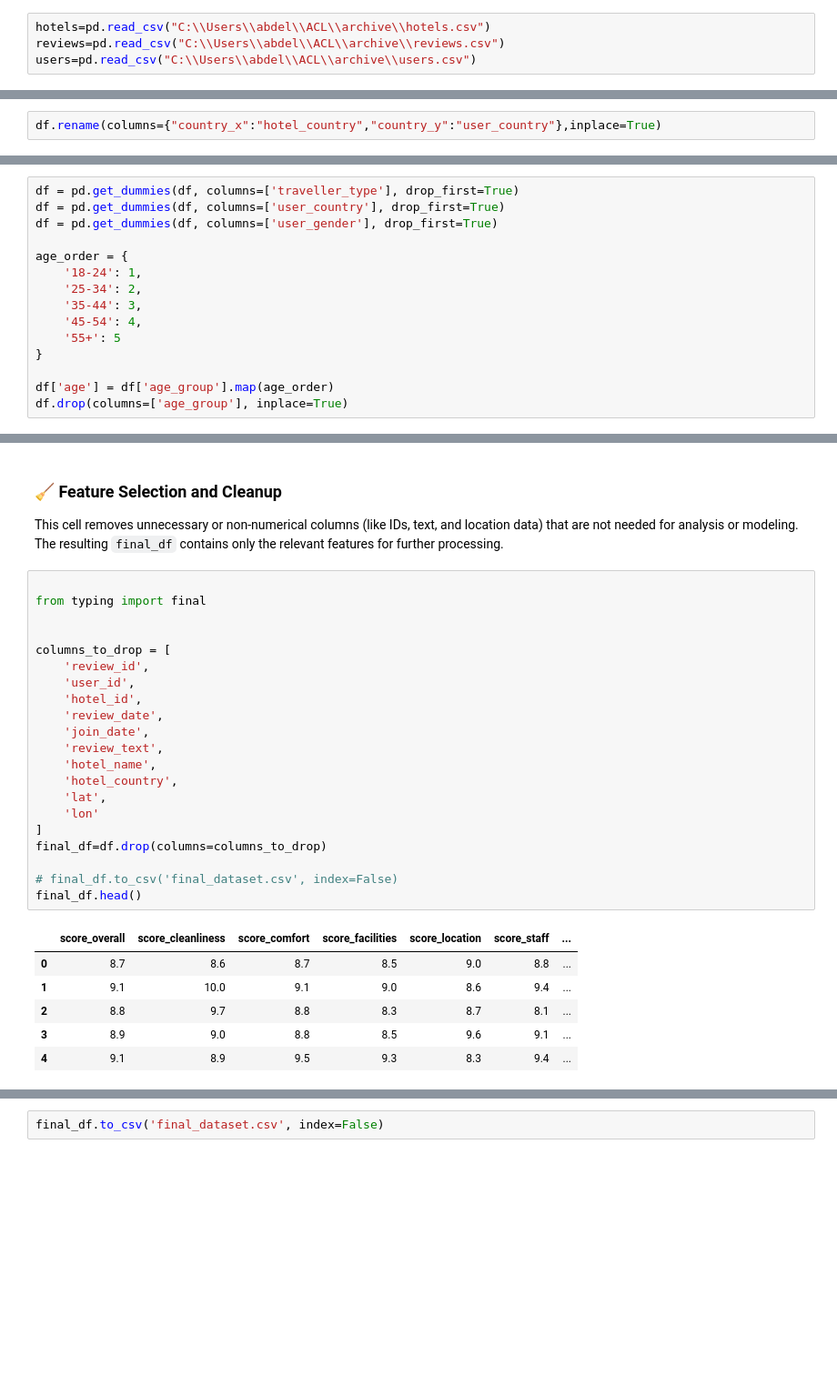
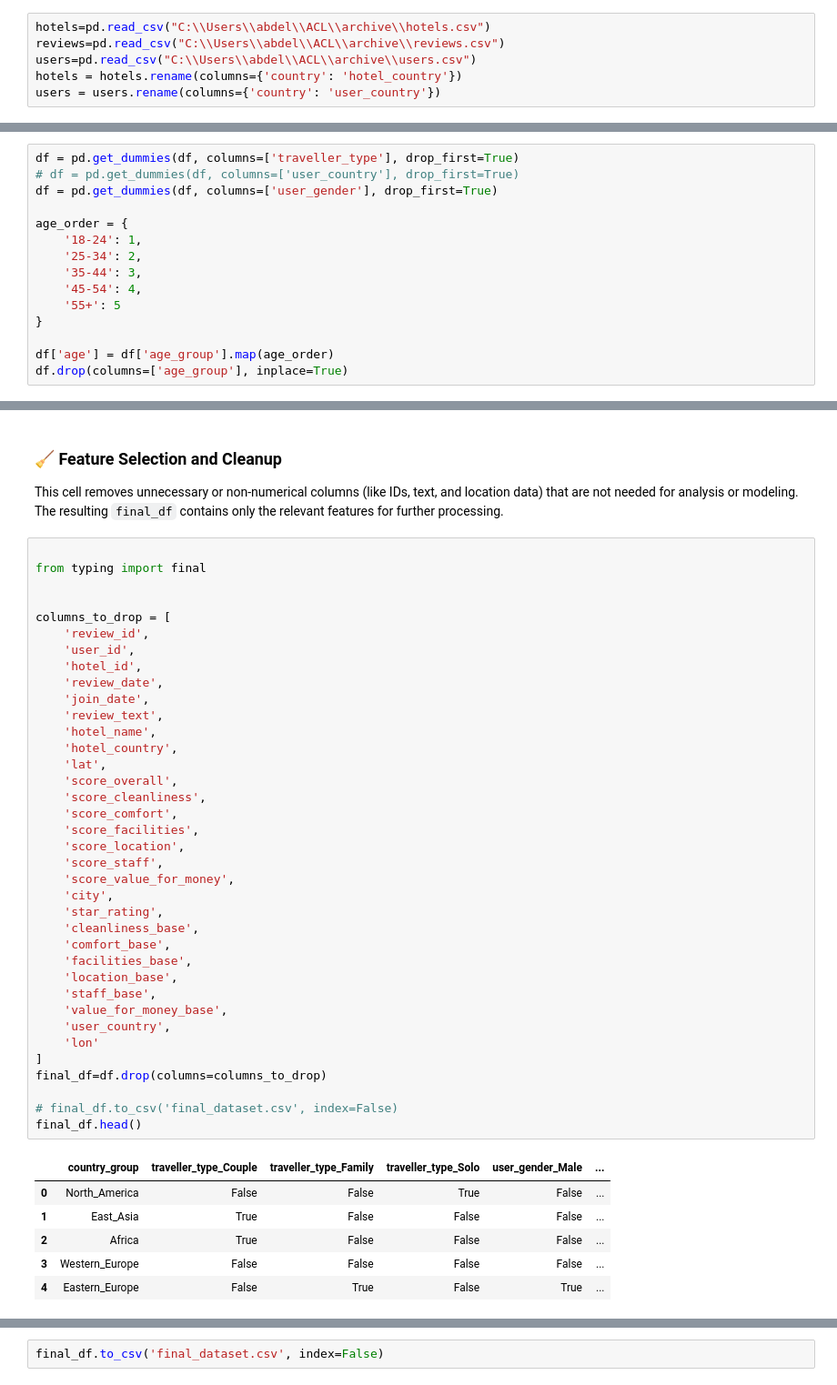
Before and after one commit to quadrefolio/ACL, a Jupyter notebook: main.ipynb, the cells around one changed output, grey strips where cells are left out. Shown at 91% size. Cells and saved outputs as stored; diff of their text form; blank space fills up the shorter version.

```diff
--- a/main.ipynb
+++ b/main.ipynb
@@ -56,6 +58,8 @@ This code imports datasets into pandas DataFrames for further analysis, manipula
 hotels=pd.read_csv("C:\\Users\\abdel\\ACL\\archive\\hotels.csv")
 reviews=pd.read_csv("C:\\Users\\abdel\\ACL\\archive\\reviews.csv")
 users=pd.read_csv("C:\\Users\\abdel\\ACL\\archive\\users.csv")
+hotels = hotels.rename(columns={'country': 'hotel_country'})
+users = users.rename(columns={'country': 'user_country'})
 # %% [markdown]
 ### 🔍 Data Quality Check
 
@@ -148,5 +143,3 @@ Improves readability by clarifying column names in the merged dataset.
-# %%
-df.rename(columns={"country_x":"hotel_country","country_y":"user_country"},inplace=True)
 # %%
 print(f"Total rows in df (should be ~50,000): {len(df)}")
 print("\nNull values *after* merge:")
@@ -339,7 +334,7 @@ df.groupby('city')[['country_group']].nunique()
 ## Encoding the user country , gender , traveller type and age
 # %%
 df = pd.get_dummies(df, columns=['traveller_type'], drop_first=True)
-df = pd.get_dummies(df, columns=['user_country'], drop_first=True)
+# df = pd.get_dummies(df, columns=['user_country'], drop_first=True)
 df = pd.get_dummies(df, columns=['user_gender'], drop_first=True)
 
 age_order = {
@@ -429,28 +424,44 @@ The resulting `final_df` contains only the relevant features for further process
 # %%
 
 from typing import final
 
 
 columns_to_drop = [
     'review_id',
     'user_id',
     'hotel_id',
     'review_date',
     'join_date',
     'review_text',
     'hotel_name',
     'hotel_country',
     'lat',
+    'score_overall',
+    'score_cleanliness',
+    'score_comfort',
+    'score_facilities',
+    'score_location',
+    'score_staff',
+    'score_value_for_money',
+    'city',
+    'star_rating',
+    'cleanliness_base',
+    'comfort_base',
+    'facilities_base',
+    'location_base',
+    'staff_base',
+    'value_for_money_base',
+    'user_country',
     'lon'
 ]
 final_df=df.drop(columns=columns_to_drop)
 
 # final_df.to_csv('final_dataset.csv', index=False)
 final_df.head()
 # %% [output]
-|  | score_overall | score_cleanliness | score_comfort | score_facilities | score_location | score_staff | ... |
-| 0 | 8.7 | 8.6 | 8.7 | 8.5 | 9.0 | 8.8 | ... |
-| 1 | 9.1 | 10.0 | 9.1 | 9.0 | 8.6 | 9.4 | ... |
-| 2 | 8.8 | 9.7 | 8.8 | 8.3 | 8.7 | 8.1 | ... |
-| 3 | 8.9 | 9.0 | 8.8 | 8.5 | 9.6 | 9.1 | ... |
-| 4 | 9.1 | 8.9 | 9.5 | 9.3 | 8.3 | 9.4 | ... |
+|  | country_group | traveller_type_Couple | traveller_type_Family | traveller_type_Solo | user_gender_Male | ... |
+| 0 | North_America | False | False | True | False | ... |
+| 1 | East_Asia | True | False | False | False | ... |
+| 2 | Africa | True | False | False | False | ... |
+| 3 | Western_Europe | False | False | False | False | ... |
+| 4 | Eastern_Europe | False | True | False | True | ... |
```
Also changed, not shown: parts of 23 cells of this notebook, 24 other files.
